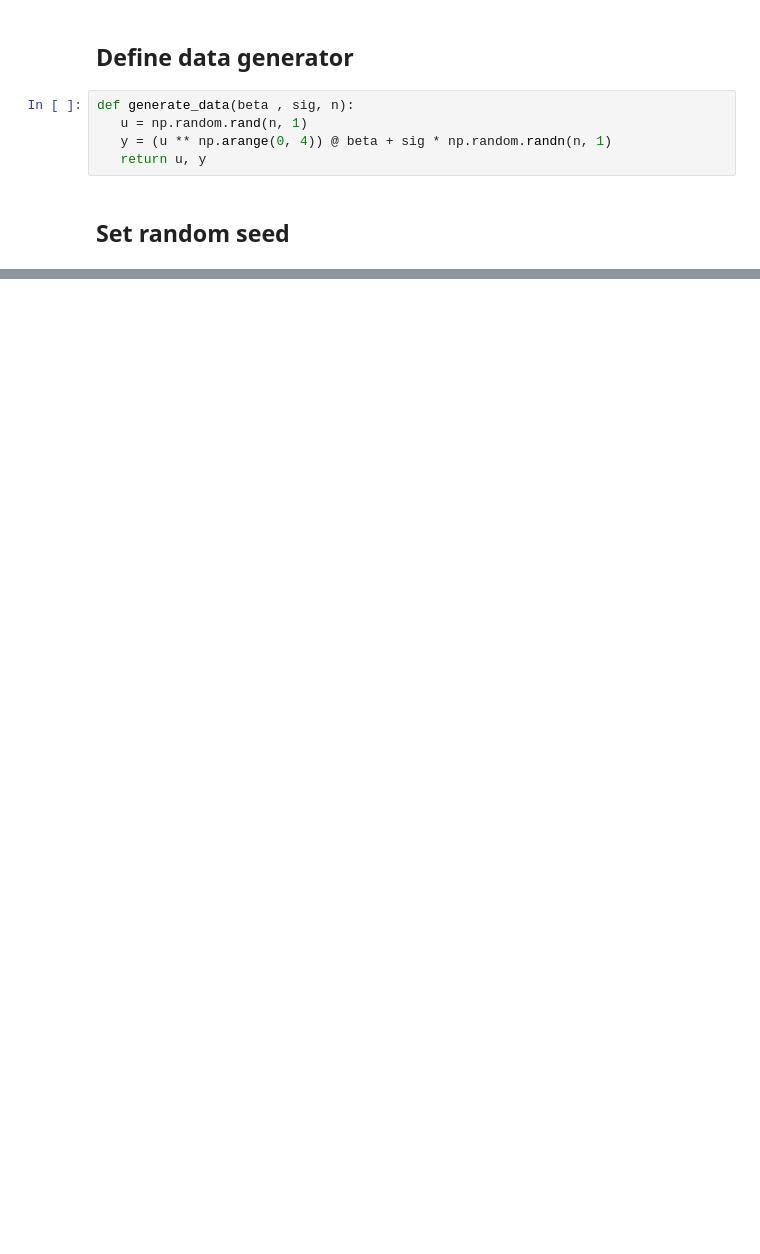
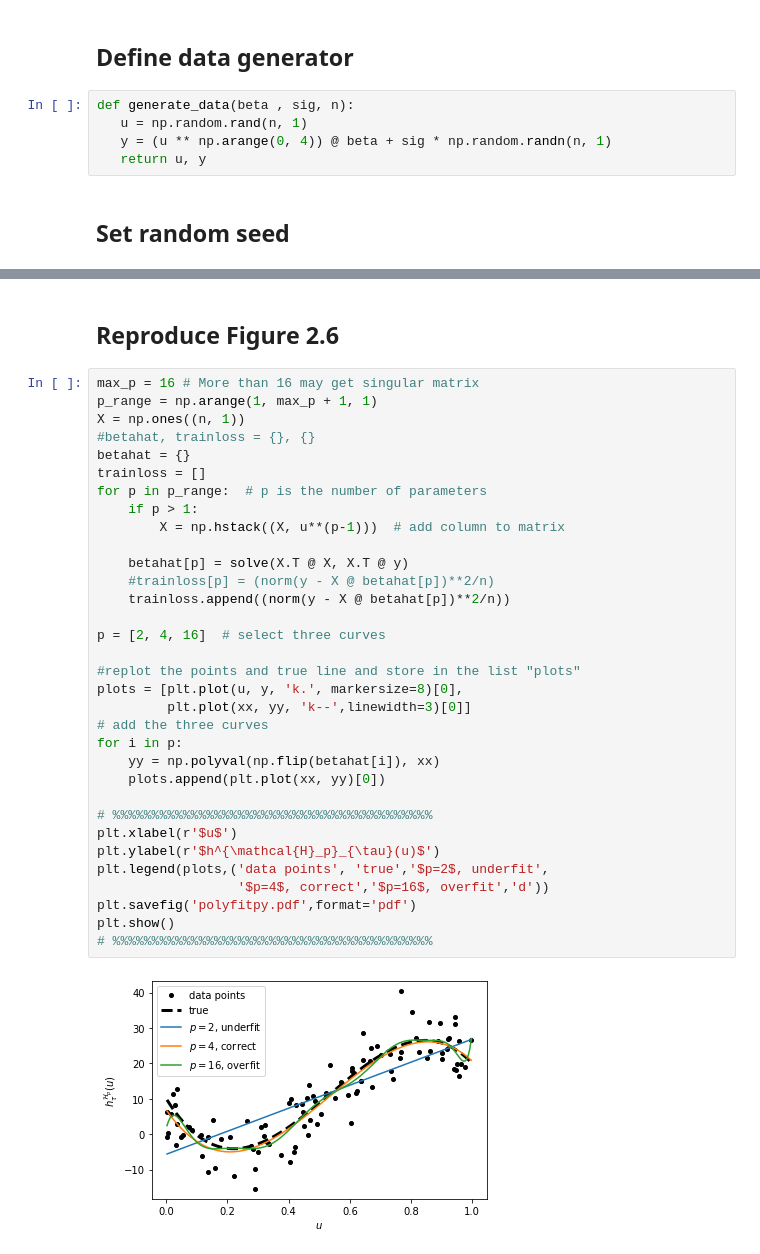
Before and after one commit to gnitnaw/Programs, a Jupyter notebook: Chapter2/DSML_Polynomial_Regression.ipynb, the cells around one changed output, grey strips where cells are left out. Saved outputs shown, nothing was run; the diff lists cells and outputs as text; blank space fills up the shorter version.

```diff
--- a/Chapter2/DSML_Polynomial_Regression.ipynb
+++ b/Chapter2/DSML_Polynomial_Regression.ipynb
@@ -19,0 +55,37 @@ def generate_data(beta , sig, n):
+# %% [markdown]
+## Reproduce Figure 2.6
+# %%
+max_p = 16 # More than 16 may get singular matrix
+p_range = np.arange(1, max_p + 1, 1)
+X = np.ones((n, 1))
+#betahat, trainloss = {}, {}
+betahat = {}
+trainloss = []
+for p in p_range:  # p is the number of parameters
+    if p > 1:
+        X = np.hstack((X, u**(p-1)))  # add column to matrix
+
+    betahat[p] = solve(X.T @ X, X.T @ y)
+    #trainloss[p] = (norm(y - X @ betahat[p])**2/n)
+    trainloss.append((norm(y - X @ betahat[p])**2/n))
+
+p = [2, 4, 16]  # select three curves
+
+#replot the points and true line and store in the list "plots"
+plots = [plt.plot(u, y, 'k.', markersize=8)[0],
+         plt.plot(xx, yy, 'k--',linewidth=3)[0]]
+# add the three curves
+for i in p:
+    yy = np.polyval(np.flip(betahat[i]), xx)
+    plots.append(plt.plot(xx, yy)[0])
+
+# %%%%%%%%%%%%%%%%%%%%%%%%%%%%%%%%%%%%%%%%%
+plt.xlabel(r'$u$')
+plt.ylabel(r'$h^{\mathcal{H}_p}_{\tau}(u)$')
+plt.legend(plots,('data points', 'true','$p=2$, underfit',
+                  '$p=4$, correct','$p=16$, overfit','d'))
+plt.savefig('polyfitpy.pdf',format='pdf')
+plt.show()
+# %%%%%%%%%%%%%%%%%%%%%%%%%%%%%%%%%%%%%%%%%
+# %% [output]
+[figure, added]
```
Also changed, not shown: parts of 17 cells of this notebook.
